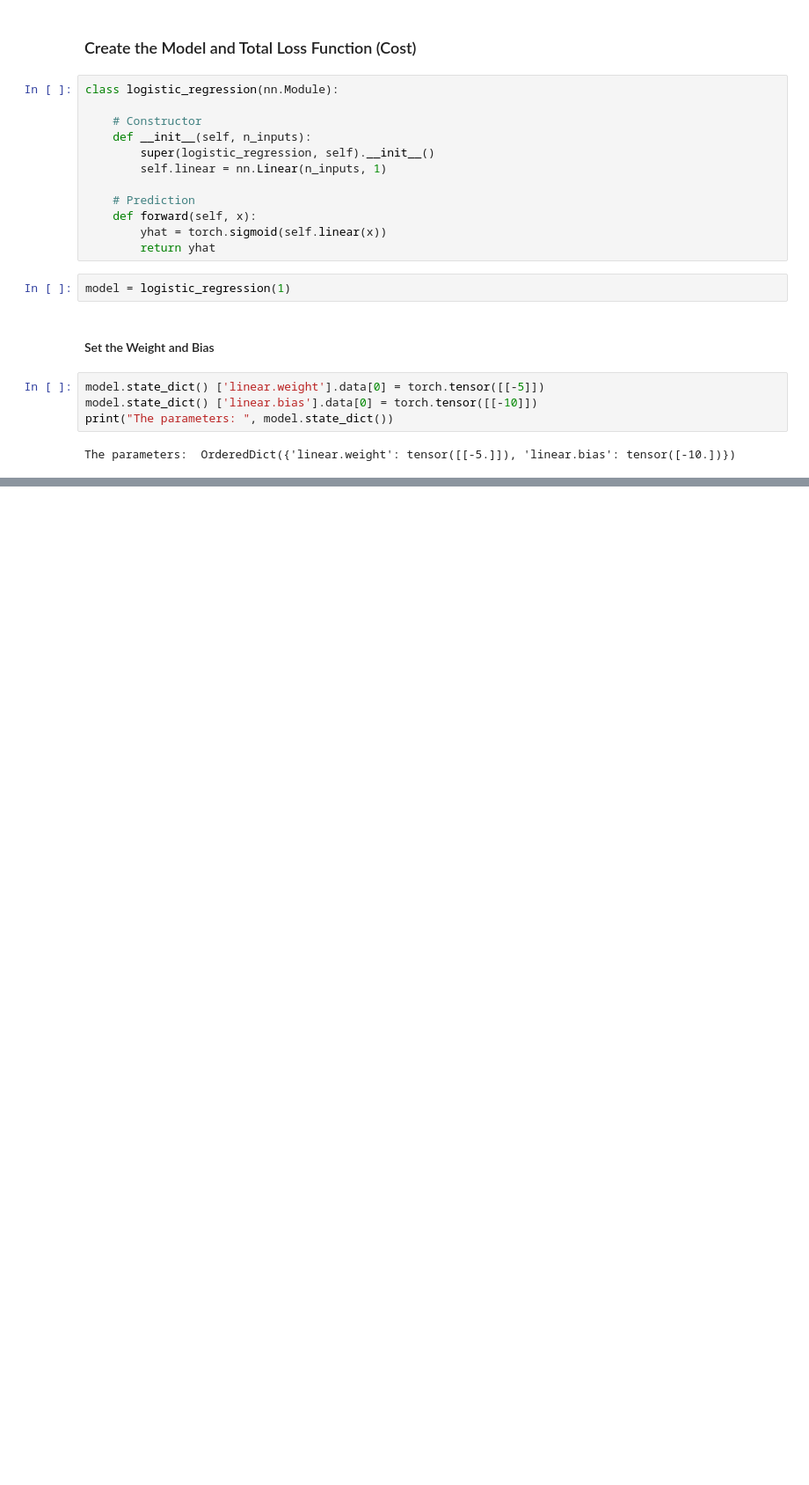
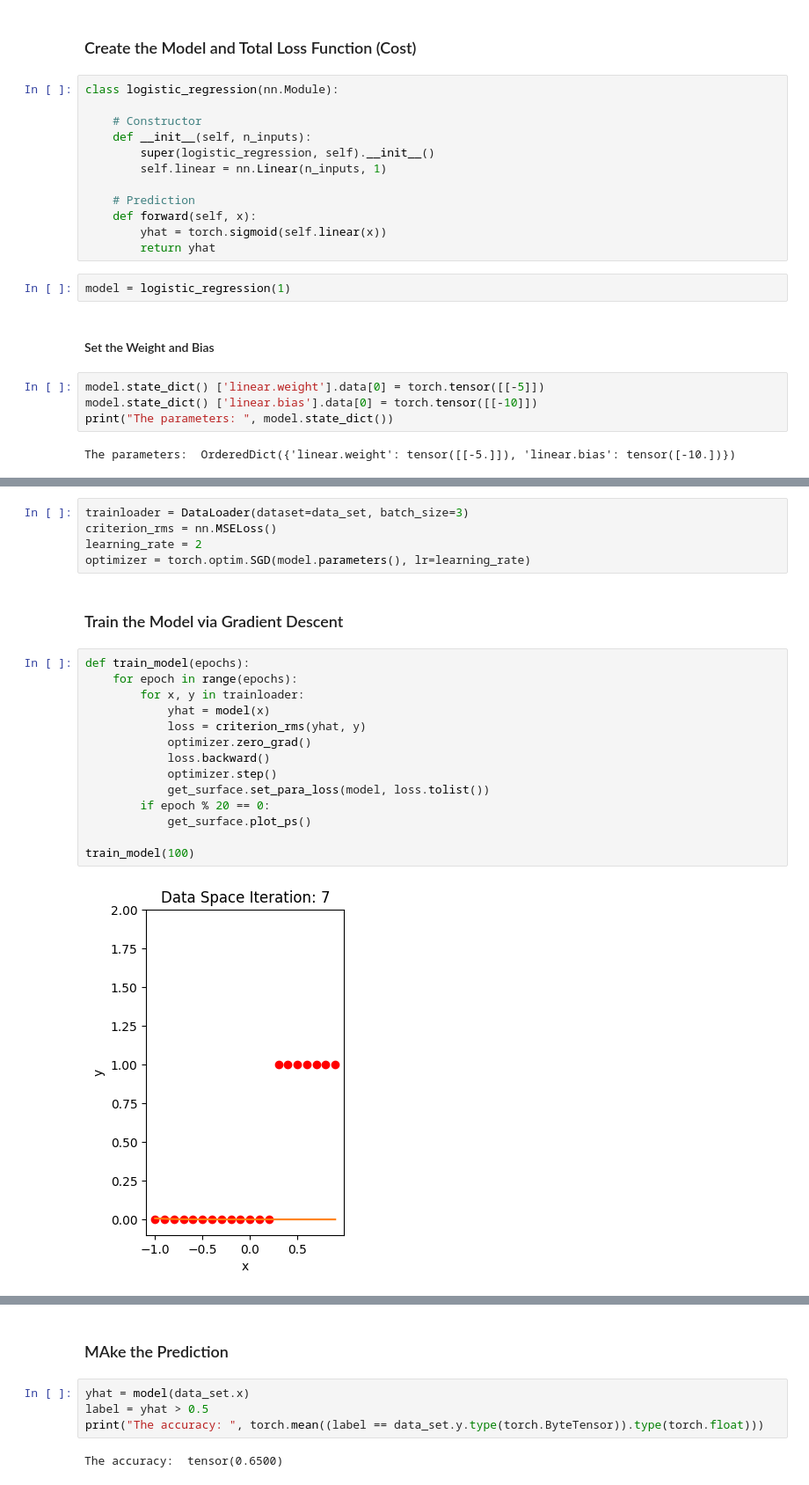
Before and after one commit to AjBorbzz/DataScience_AI_ML, a Jupyter notebook: PyTorch/IBM_Pytorch/Logistic_Regression/logistic_regression_mse.ipynb, the cells around one changed output, grey strips where cells are left out. Shown: that part at 88% size. Cells and saved outputs as stored; diff of their text form; blank space fills up the shorter version.

Commit message:
PRedict model; accuracy: 65%

```diff
--- a/PyTorch/IBM_Pytorch/Logistic_Regression/logistic_regression_mse.ipynb
+++ b/PyTorch/IBM_Pytorch/Logistic_Regression/logistic_regression_mse.ipynb
@@ -143,0 +150,23 @@ The parameters:  OrderedDict({'linear.weight': tensor([[-5.]]), 'linear.bias': t
+# %%
+trainloader = DataLoader(dataset=data_set, batch_size=3)
+criterion_rms = nn.MSELoss()
+learning_rate = 2
+optimizer = torch.optim.SGD(model.parameters(), lr=learning_rate)
+# %% [markdown]
+### Train the Model via Gradient Descent
+# %%
+def train_model(epochs):
+    for epoch in range(epochs):
+        for x, y in trainloader:
+            yhat = model(x)
+            loss = criterion_rms(yhat, y)
+            optimizer.zero_grad()
+            loss.backward()
+            optimizer.step()
+            get_surface.set_para_loss(model, loss.tolist())
+        if epoch % 20 == 0:
+            get_surface.plot_ps()
+
+train_model(100)
+# %% [output]
+[figure, added]
@@ -143,0 +178,8 @@ The parameters:  OrderedDict({'linear.weight': tensor([[-5.]]), 'linear.bias': t
+# %% [markdown]
+### MAke the Prediction
+# %%
+yhat = model(data_set.x)
+label = yhat > 0.5
+print("The accuracy: ", torch.mean((label == data_set.y.type(torch.ByteTensor)).type(torch.float)))
+# %% [output]
+The accuracy:  tensor(0.6500)
```
Also changed, not shown: parts of 2 cells of this notebook.
